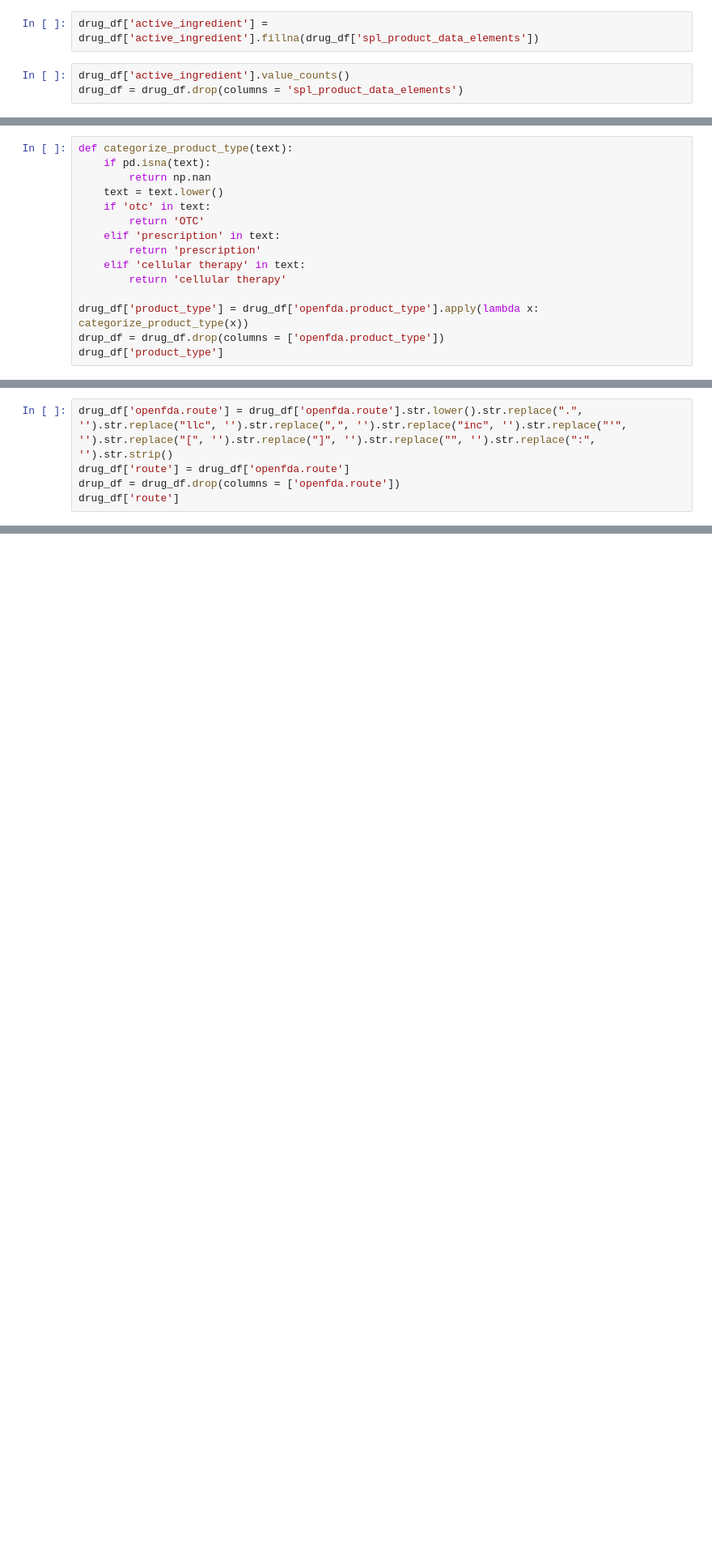
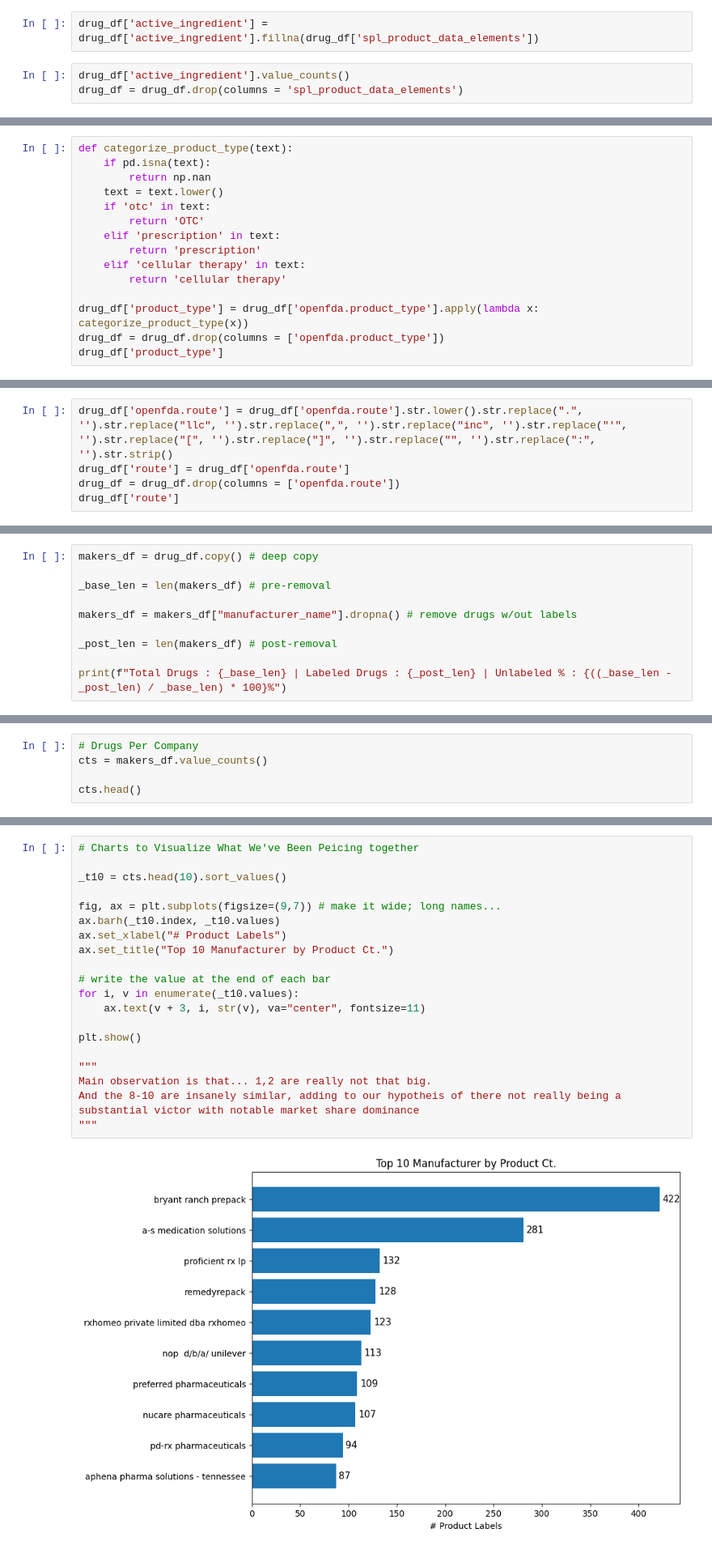
Before and after one commit to RSTEIN2525/cmsc-320-group-project, a Jupyter notebook: notebook.ipynb, the cells around one changed output, grey strips where cells are left out. Shown at 81% size. Saved outputs shown, nothing was run; the diff lists cells and outputs as text; blank space fills up the shorter version.

```diff
--- a/notebook.ipynb
+++ b/notebook.ipynb
@@ -320,6 +340,6 @@ def categorize_product_type(text):
         return 'cellular therapy'
 
 drug_df['product_type'] = drug_df['openfda.product_type'].apply(lambda x: categorize_product_type(x))
-drup_df = drug_df.drop(columns = ['openfda.product_type'])
+drug_df = drug_df.drop(columns = ['openfda.product_type'])
 drug_df['product_type']
 # %% [output]
@@ -338,7 +358,7 @@ Name: product_type, Length: 26000, dtype: str
 # %%
 drug_df['openfda.route'] = drug_df['openfda.route'].str.lower().str.replace(".", '').str.replace("llc", '').str.replace(",", '').str.replace("inc", '').str.replace("'", '').str.replace("[", '').str.replace("]", '').str.replace("", '').str.replace(":", '').str.strip()
 drug_df['route'] = drug_df['openfda.route']
-drup_df = drug_df.drop(columns = ['openfda.route'])
+drug_df = drug_df.drop(columns = ['openfda.route'])
 drug_df['route']
 # %% [output]
 0           oral
@@ -444,0 +480,10 @@ Name: adverse_reactions, Length: 26000, dtype: str
+# %%
+makers_df = drug_df.copy() # deep copy
+
+_base_len = len(makers_df) # pre-removal
+
+makers_df = makers_df["manufacturer_name"].dropna() # remove drugs w/out labels
+
+_post_len = len(makers_df) # post-removal
+
+print(f"Total Drugs : {_base_len} | Labeled Drugs : {_post_len} | Unlabeled % : {((_base_len - _post_len) / _base_len) * 100}%")
@@ -444,0 +492,5 @@ Name: adverse_reactions, Length: 26000, dtype: str
+# %%
+# Drugs Per Company
+cts = makers_df.value_counts()
+
+cts.head()
@@ -444,0 +590,22 @@ Name: adverse_reactions, Length: 26000, dtype: str
+# %%
+# Charts to Visualize What We've Been Peicing together
+
+_t10 = cts.head(10).sort_values()
+
+fig, ax = plt.subplots(figsize=(9,7)) # make it wide; long names...
+ax.barh(_t10.index, _t10.values)
+ax.set_xlabel("# Product Labels")
+ax.set_title("Top 10 Manufacturer by Product Ct.")
+
+# write the value at the end of each bar
+for i, v in enumerate(_t10.values):
+    ax.text(v + 3, i, str(v), va="center", fontsize=11)
+
+plt.show()
+
+"""
+Main observation is that... 1,2 are really not that big.
+And the 8-10 are insanely similar, adding to our hypotheis of there not really being a substantial victor with notable market share dominance
+"""
+# %% [output]
+[figure, added]
```
Also changed, not shown: parts of 31 cells of this notebook.
